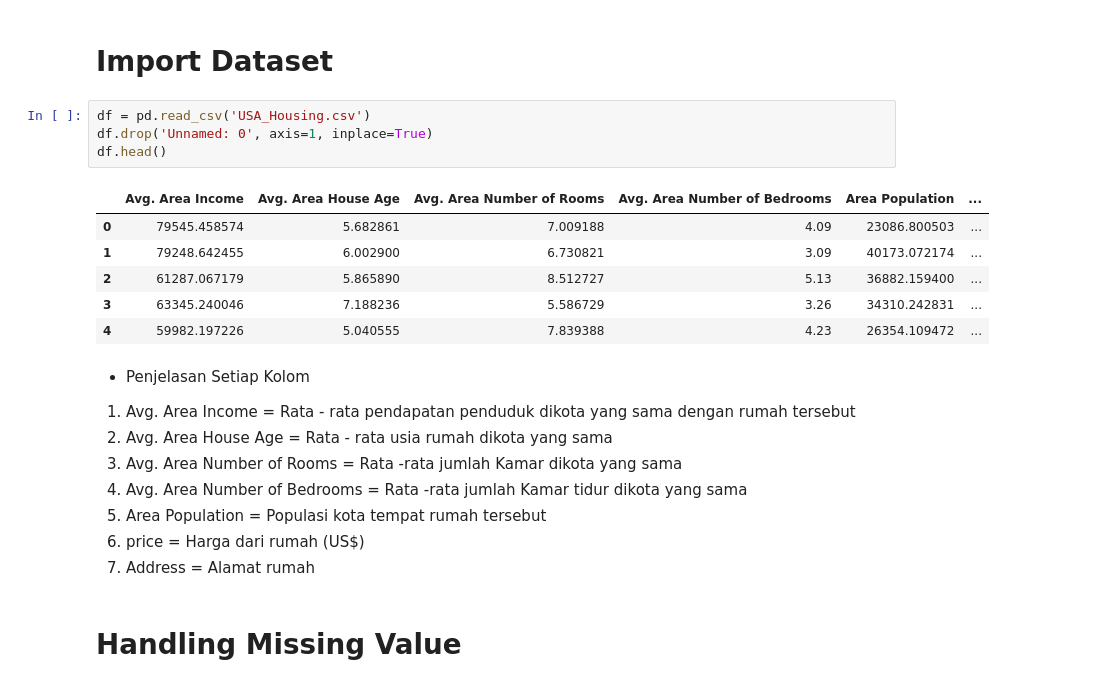
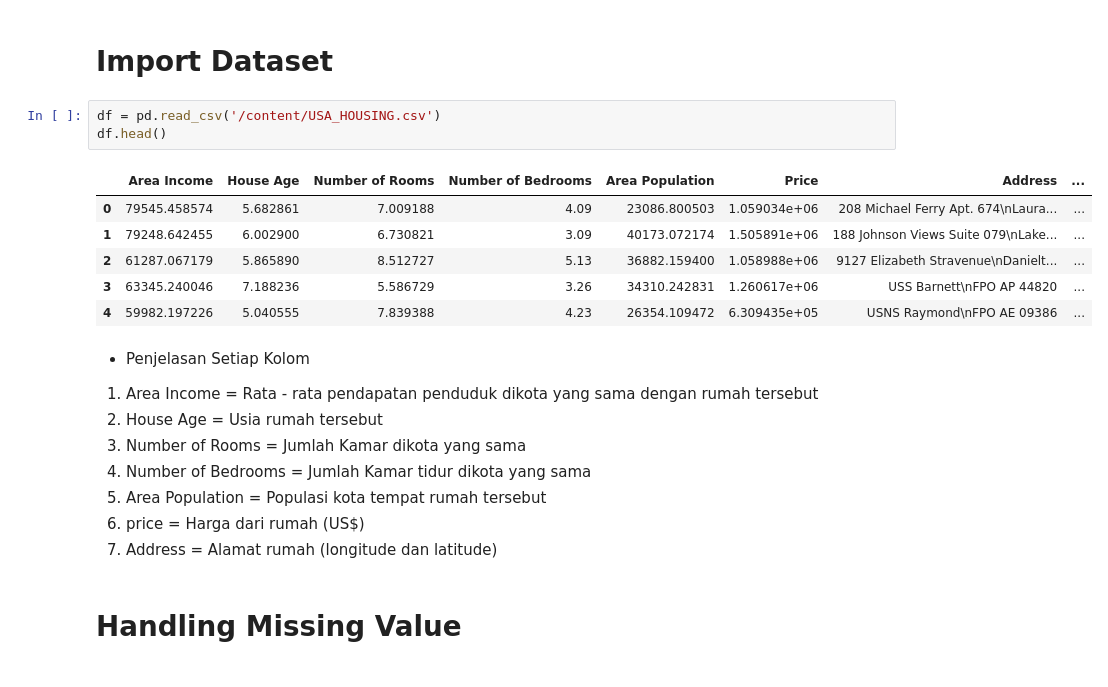
Before and after one commit to happyta30/Projek-Akhir, a Jupyter notebook: model_development/Pred_House_Age.ipynb, the cells around one changed output. Drawn from its saved outputs; the diff is of its cells as text.

```diff
--- a/model_development/Pred_House_Age.ipynb
+++ b/model_development/Pred_House_Age.ipynb
@@ -12,26 +12,25 @@ warnings.filterwarnings("ignore")
 # %% [markdown]
 # Import Dataset
 # %%
-df = pd.read_csv('USA_Housing.csv')
-df.drop('Unnamed: 0', axis=1, inplace=True)
+df = pd.read_csv('/content/USA_HOUSING.csv')
 df.head()
 # %% [output]
-|  | Avg. Area Income | Avg. Area House Age | Avg. Area Number of Rooms | Avg. Area Number of Bedrooms | Area Population | ... |
-| 0 | 79545.458574 | 5.682861 | 7.009188 | 4.09 | 23086.800503 | ... |
-| 1 | 79248.642455 | 6.002900 | 6.730821 | 3.09 | 40173.072174 | ... |
-| 2 | 61287.067179 | 5.865890 | 8.512727 | 5.13 | 36882.159400 | ... |
-| 3 | 63345.240046 | 7.188236 | 5.586729 | 3.26 | 34310.242831 | ... |
-| 4 | 59982.197226 | 5.040555 | 7.839388 | 4.23 | 26354.109472 | ... |
+|  | Area Income | House Age | Number of Rooms | Number of Bedrooms | Area Population | Price | Address | ... |
+| 0 | 79545.458574 | 5.682861 | 7.009188 | 4.09 | 23086.800503 | 1.059034e+06 | 208 Michael Ferry Apt. 674\nLaura... | ... |
+| 1 | 79248.642455 | 6.002900 | 6.730821 | 3.09 | 40173.072174 | 1.505891e+06 | 188 Johnson Views Suite 079\nLake... | ... |
+| 2 | 61287.067179 | 5.865890 | 8.512727 | 5.13 | 36882.159400 | 1.058988e+06 | 9127 Elizabeth Stravenue\nDanielt... | ... |
+| 3 | 63345.240046 | 7.188236 | 5.586729 | 3.26 | 34310.242831 | 1.260617e+06 | USS Barnett\nFPO AP 44820 | ... |
+| 4 | 59982.197226 | 5.040555 | 7.839388 | 4.23 | 26354.109472 | 6.309435e+05 | USNS Raymond\nFPO AE 09386 | ... |
 # %% [markdown]
 *   Penjelasan Setiap Kolom
 
- 1. Avg. Area Income = Rata - rata pendapatan penduduk dikota yang sama dengan rumah tersebut
- 2. Avg. Area House Age = Rata - rata usia rumah dikota yang sama
- 3. Avg. Area Number of Rooms = Rata -rata jumlah Kamar dikota yang sama
- 4. Avg. Area Number of Bedrooms = Rata -rata jumlah Kamar tidur dikota yang sama
+ 1. Area Income = Rata - rata pendapatan penduduk dikota yang sama dengan rumah tersebut
+ 2. House Age = Usia rumah tersebut
+ 3. Number of Rooms = Jumlah Kamar dikota yang sama
+ 4. Number of Bedrooms = Jumlah Kamar tidur dikota yang sama
  5. Area Population	 = Populasi kota tempat rumah tersebut
  6. price = Harga dari rumah (US$)
- 7. Address = Alamat rumah
+ 7. Address = Alamat rumah (longitude dan latitude)
 # %% [markdown]
 # Handling Missing Value
 # %%
```
Also changed, not shown: parts of 32 cells of this notebook, 6 other files.
